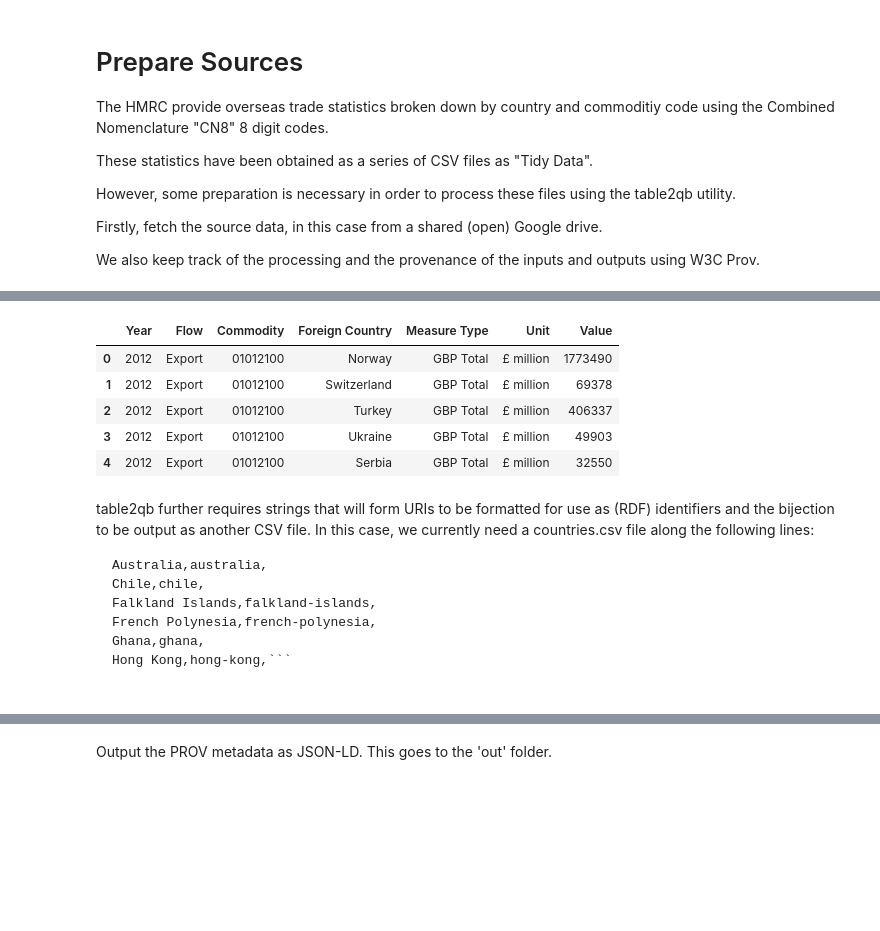
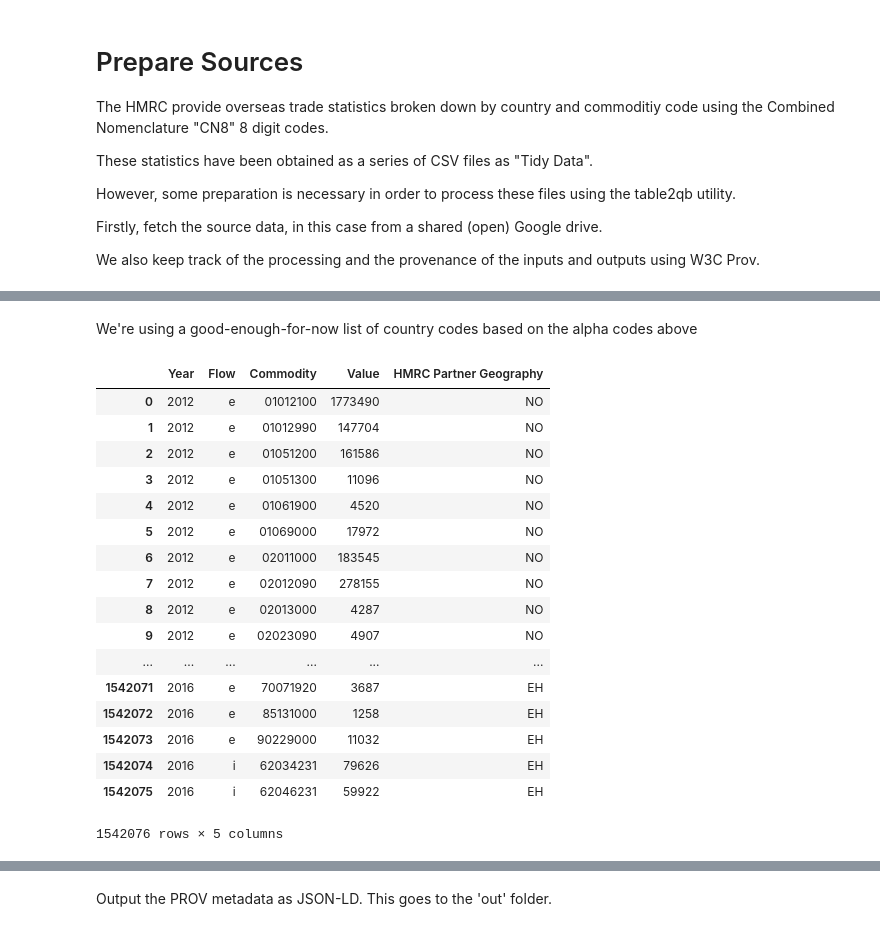
Before and after one commit to lkitching/HMRC_OTS_CN8, a Jupyter notebook: Prepare_sources.ipynb, the cells around one changed output, grey strips where cells are left out. Cells and saved outputs as stored; diff of their text form; code cells hidden in the pictures; blank space fills up the shorter version.

````diff
--- a/Prepare_sources.ipynb
+++ b/Prepare_sources.ipynb
@@ -74,0 +155,25 @@ The table2qb utility requires that the input CSV look like:
+# %% [markdown]
+We're using a good-enough-for-now list of country codes based on the alpha codes above
+# %%
+table.rename(columns={'codalpha': 'HMRC Partner Geography'}, inplace=True)
+table.drop(columns=['Foreign Country', 'codseq', 'country'], inplace=True)
+table
+# %% [output]
+|  | Year | Flow | Commodity | Value | HMRC Partner Geography |
+| 0 | 2012 | e | 01012100 | 1773490 | NO |
+| 1 | 2012 | e | 01012990 | 147704 | NO |
+| 2 | 2012 | e | 01051200 | 161586 | NO |
+| 3 | 2012 | e | 01051300 | 11096 | NO |
+| 4 | 2012 | e | 01061900 | 4520 | NO |
+| 5 | 2012 | e | 01069000 | 17972 | NO |
+| 6 | 2012 | e | 02011000 | 183545 | NO |
+| 7 | 2012 | e | 02012090 | 278155 | NO |
+| 8 | 2012 | e | 02013000 | 4287 | NO |
+| 9 | 2012 | e | 02023090 | 4907 | NO |
+| ... | ... | ... | ... | ... | ... |
+| 1542071 | 2016 | e | 70071920 | 3687 | EH |
+| 1542072 | 2016 | e | 85131000 | 1258 | EH |
+| 1542073 | 2016 | e | 90229000 | 11032 | EH |
+| 1542074 | 2016 | i | 62034231 | 79626 | EH |
+| 1542075 | 2016 | i | 62046231 | 59922 | EH |
+1542076 rows × 5 columns
@@ -76,38 +185,9 @@ The table2qb utility requires that the input CSV look like:
 destFolder = Path('out')
 destFolder.mkdir(exist_ok=True, parents=True)
 
-countries = set()
 provOutputs = []
 
-table = pandas.concat([pandas.read_csv(sourceFolder / filename, dtype={'comcode': str})
-                       for filename, google_id in sources], ignore_index=True).rename(
-    index = str,
-    columns = {'year': 'Year', 'flow': 'Flow', 'comcode': 'Commodity',
-               'country': 'Foreign Country', 'svalue': 'Value'})
-table['Measure Type'] = 'GBP Total'
-table['Unit'] = '£ million'
-table['Flow'] = table['Flow'].map(lambda x: {'i': 'Import', 'e': 'Export'}[x])
-table = table[['Year', 'Flow', 'Commodity', 'Foreign Country', 'Measure Type', 'Unit', 'Value']]
-countries.update(table['Foreign Country'])
 destFile = destFolder / 'CN8_Non-EU_cod_2012-2016.csv'
 table.sample(n=10000, random_state=149).to_csv(destFile, index=False)
 #table.to_csv(destFile, index=False)
 provOutputs.append((destFile, 'CN8_Non-EU_cod-2012-2016 table'))
-table.head()
-# %% [output]
-|  | Year | Flow | Commodity | Foreign Country | Measure Type | Unit | Value |
-| 0 | 2012 | Export | 01012100 | Norway | GBP Total | £ million | 1773490 |
-| 1 | 2012 | Export | 01012100 | Switzerland | GBP Total | £ million | 69378 |
-| 2 | 2012 | Export | 01012100 | Turkey | GBP Total | £ million | 406337 |
-| 3 | 2012 | Export | 01012100 | Ukraine | GBP Total | £ million | 49903 |
-| 4 | 2012 | Export | 01012100 | Serbia | GBP Total | £ million | 32550 |
-# %% [markdown]
-table2qb further requires strings that will form URIs to be formatted for use as (RDF) identifiers and the bijection to be output as another CSV file. In this case, we currently need a countries.csv file along the following lines:
-
-```Label,Notation,Parent Notation
-Australia,australia,
-Chile,chile,
-Falkland Islands,falkland-islands,
-French Polynesia,french-polynesia,
-Ghana,ghana,
-Hong Kong,hong-kong,```
````
Also changed, not shown: parts of 12 cells of this notebook, 1 other file.
